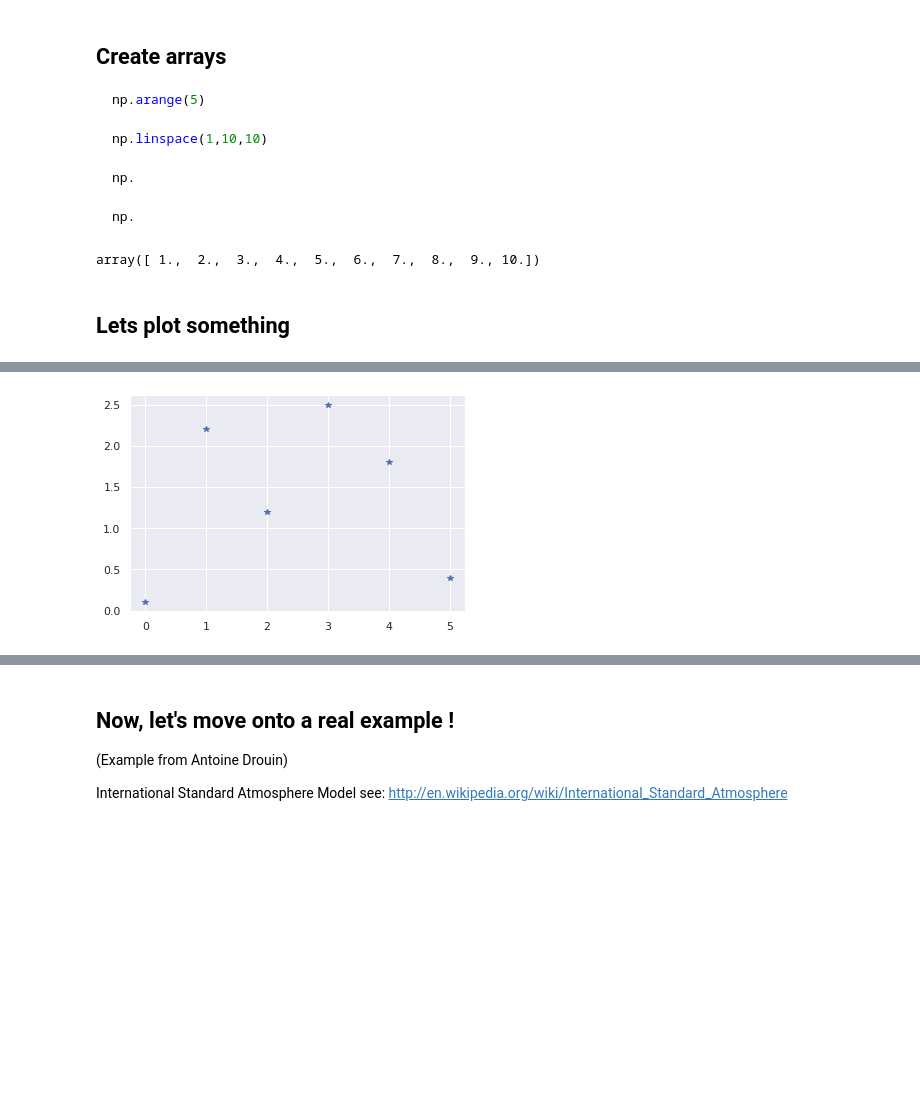
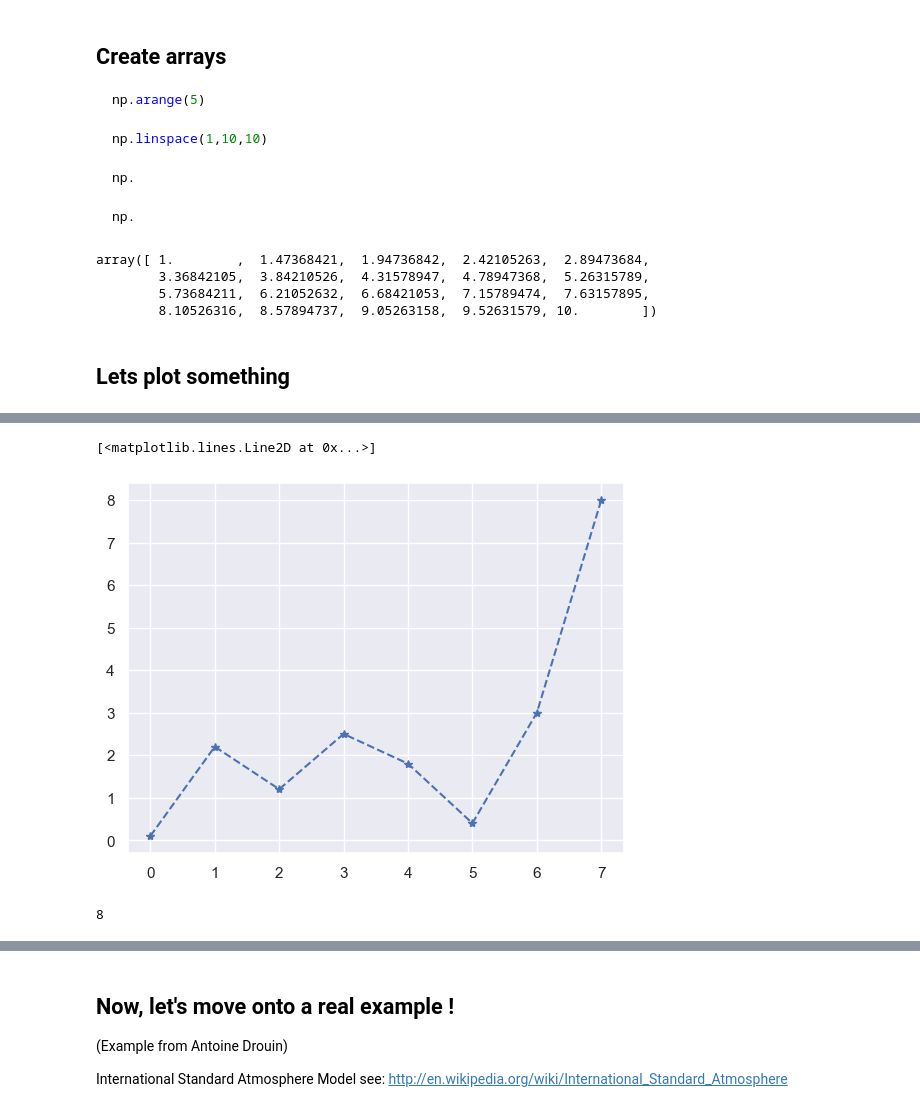
Before and after one commit to mrtbrnz/Intro2UAS, a Jupyter notebook: notebooks/00_simple_MultiCopter_design.ipynb, the cells around one changed output, grey strips where cells are left out. Cells and saved outputs as stored; diff of their text form; code cells hidden in the pictures; blank space fills up the shorter version.

````diff
--- a/notebooks/00_simple_MultiCopter_design.ipynb
+++ b/notebooks/00_simple_MultiCopter_design.ipynb
@@ -103,9 +123,12 @@ np.
 ```
 # %%
 # Try here:
-np.linspace(1,10,10)
+np.linspace(1,10,20)
 # %% [output]
-array([ 1.,  2.,  3.,  4.,  5.,  6.,  7.,  8.,  9., 10.])
+array([ 1.        ,  1.47368421,  1.94736842,  2.42105263,  2.89473684,
+        3.36842105,  3.84210526,  4.31578947,  4.78947368,  5.26315789,
+        5.73684211,  6.21052632,  6.68421053,  7.15789474,  7.63157895,
+        8.10526316,  8.57894737,  9.05263158,  9.52631579, 10.        ])
 # %% [markdown]
 ## Lets plot something
 # %%
@@ -113,7 +136,7 @@ array([ 1.,  2.,  3.,  4.,  5.,  6.,  7.,  8.,  9., 10.])
 import matplotlib.pyplot as plt
 import seaborn; seaborn.set()  # set plot style
 # %%
-x = [0, 1, 2, 3, 4, 5]
-y = [0.1, 2.2, 1.2, 2.5, 1.8, 0.4]
-plt.plot(x,y,'*')
+x = [0, 1, 2, 3, 4, 5, 6, 7]
+y = [0.1, 2.2, 1.2, 2.5, 1.8, 0.4, 3, 8]
+plt.plot(x,y,'--*')
 # %% [output]
@@ -121,3 +144,8 @@ plt.plot(x,y,'*')
+[<matplotlib.lines.Line2D at 0x...>]
-[figure, old version]
+[figure, new version]
+# %%
+len(y)
+# %% [output]
+8
 # %%
 # data = np.random.randint(1,5,6)
````
Also changed, not shown: parts of 41 cells of this notebook.
